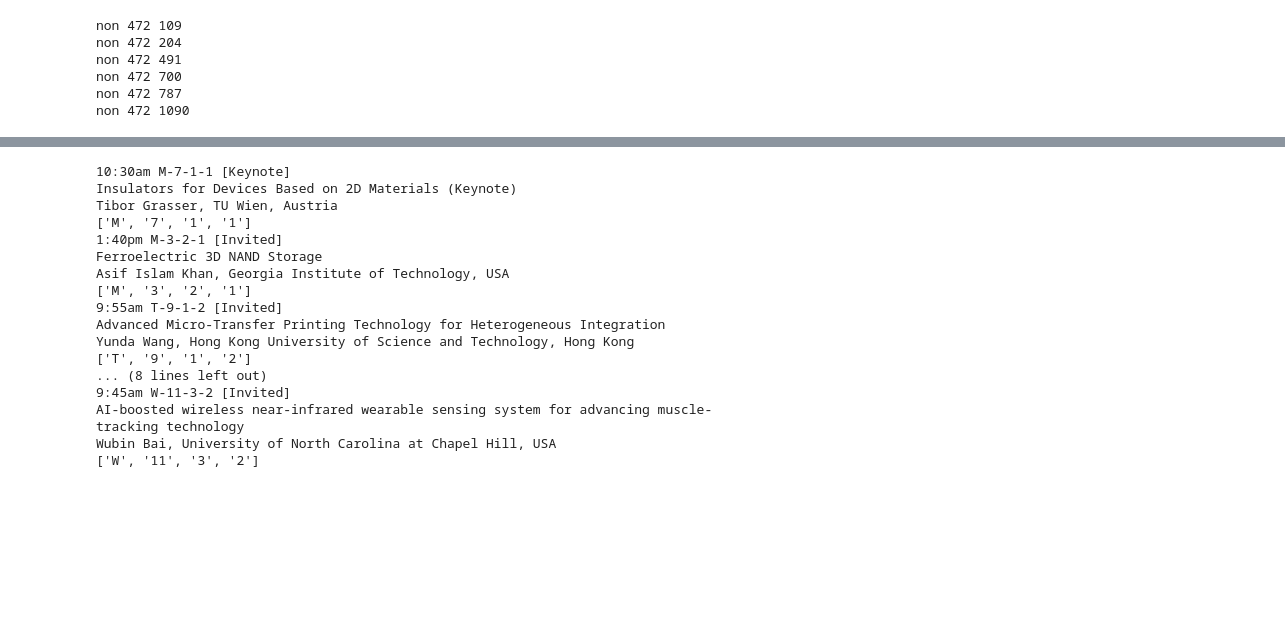
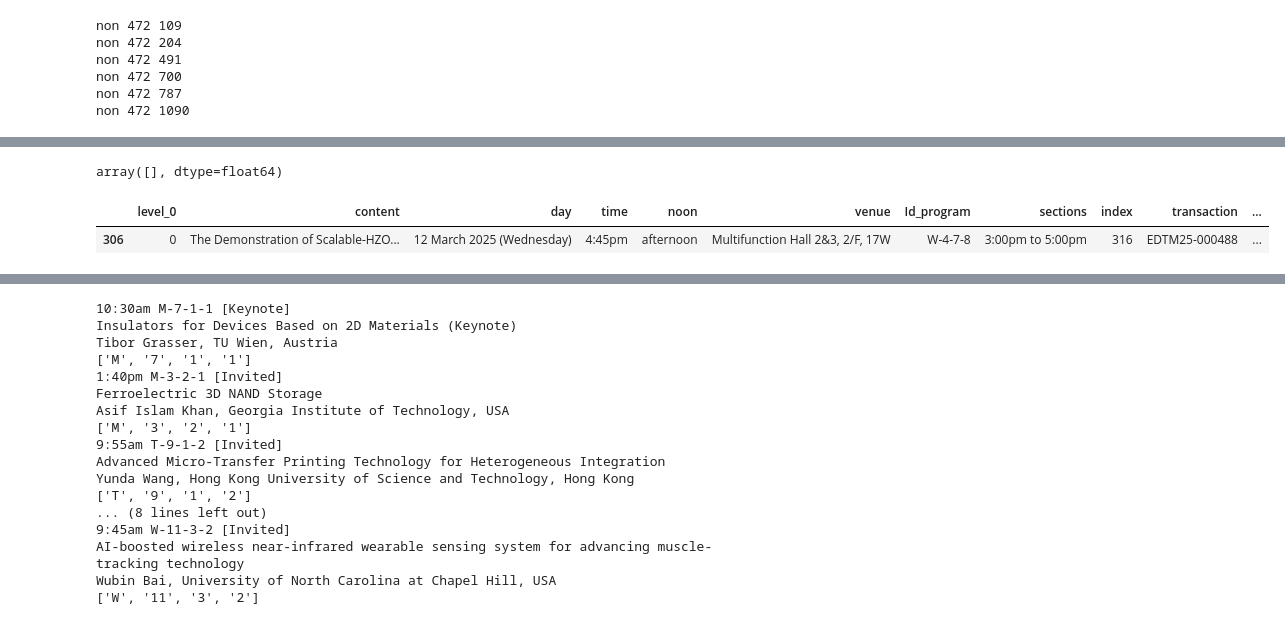
Before and after one commit to PengmyHKU/EDTM_proceeding, a Jupyter notebook: process.ipynb, the cells around one changed output, grey strips where cells are left out. Drawn from its saved outputs; the diff is of its cells as text; code cells hidden in the pictures; blank space fills up the shorter version.

```diff
--- a/process.ipynb
+++ b/process.ipynb
@@ -179,7 +179,7 @@ for i in range(program.__len__()):
     # if program.loc[i,'content'][-1:]==' ':
     #     program.loc[i,'content'] = program.loc[i,'content'][:-1]
     if program.loc[i,'content'][3:8]=='March':
-        day = program.loc[i,'content'][3:]
+        day = program.loc[i,'content']
 
     text_split = program.loc[i,'content'].split()
     if (text_split[0][-3:]=='0am')|(text_split[0][-3:]=='5am') | (text_split[0][-2:]=='pm'):
@@ -199,14 +199,14 @@ for i in range(program.__len__()):
                 Id_program = text_split[1]
                 count_papers = count_papers + 1
 
-        if day=='March 2025 (Monday)':
+        if day=='10 March 2025 (Monday)':
             if time[:2] in ['10','11','12']:
                 sections = '10:30am to 12:30pm'
-                print(day,time)
+                # print(day,time)
             else:
                 if time[:1] in ['1','2','3']:
                     sections = '1:40pm to 3:55pm'
-        if day=='March 2025 (Tuesday)':
+        if day=='11 March 2025 (Tuesday)':
             if (time[:1] == '9') | (time[:2] =='10'):
                 sections = '9:25am to 10:50am'
             if time[:2] in ['11','12']:
@@ -215,7 +215,7 @@ for i in range(program.__len__()):
                 sections = '3:00pm to 4:30pm'
             if (time[:1] == '5') | (time[:3] in ['4:4', '4:5']):
                 sections = '4:40pm to 6:00pm'
-        if day == 'March 2025 (Wednesday)':
+        if day == '12 March 2025 (Wednesday)':
             if (time[:1] == '9') | (time[:2] =='10'):
                 sections = '9:25am to 10:50am'
             if time[:2] in ['11','12']:
@@ -310,2 +278,0 @@ array(['unknown', '10:30am to 12:30pm', '1:40pm to 3:55pm'], dtype=object)
-# %%
-program.columns.append(data.columns)
@@ -346,8 +308,13 @@ for j in range(program.__len__()):
                     while 1:
                          text_split_k = program.loc[j+k+2,'content']
                          if "," in text_split_k:
-                              authors_affiliation = authors_affiliation + text_split_k + ' '
-                              k = k + 1
+                              if text_split_k.split()[0] in ['Track']:
+                                   # print(text_split_k)
+                                   end_flag = 1
+                                   break
+                              else:
+                                   authors_affiliation = authors_affiliation + text_split_k + ' '
+                                   k = k + 1
                          else:
                               if len(text_split_k.split())==1:
                                    authors_affiliation = authors_affiliation + text_split_k + ' '
@@ -357,6 +324,9 @@ for j in range(program.__len__()):
                     k = k + 1
                if end_flag:
                     break
+          if program.loc[j,'Id_program']=='W-4-7-8':
+               authors_affiliation = program.loc[j+4,'content']
+               # print(authors_affiliation)
 
 
           for i in  range(data.__len__()):
@@ -447,3 +425,12 @@ program_new
+# %%
+np.unique(np.array(country))
+# %% [output]
+array([], dtype=float64)
+# %%
+program_new.loc[program_new['Id_program']=='W-4-7-8']
+# %% [output]
+|  | level_0 | content | day | time | noon | venue | Id_program | sections | index | transaction | ... |
+| 306 | 0 | The Demonstration of Scalable-HZO... | 12 March 2025 (Wednesday) | 4:45pm | afternoon | Multifunction Hall 2&3, 2/F, 17W | W-4-7-8 | 3:00pm to 5:00pm | 316 | EDTM25-000488 | ... |
 # %%
 # for i in [442 , 278 ]:
 
```
Also changed, not shown: parts of 8 cells of this notebook, 2 other files.
